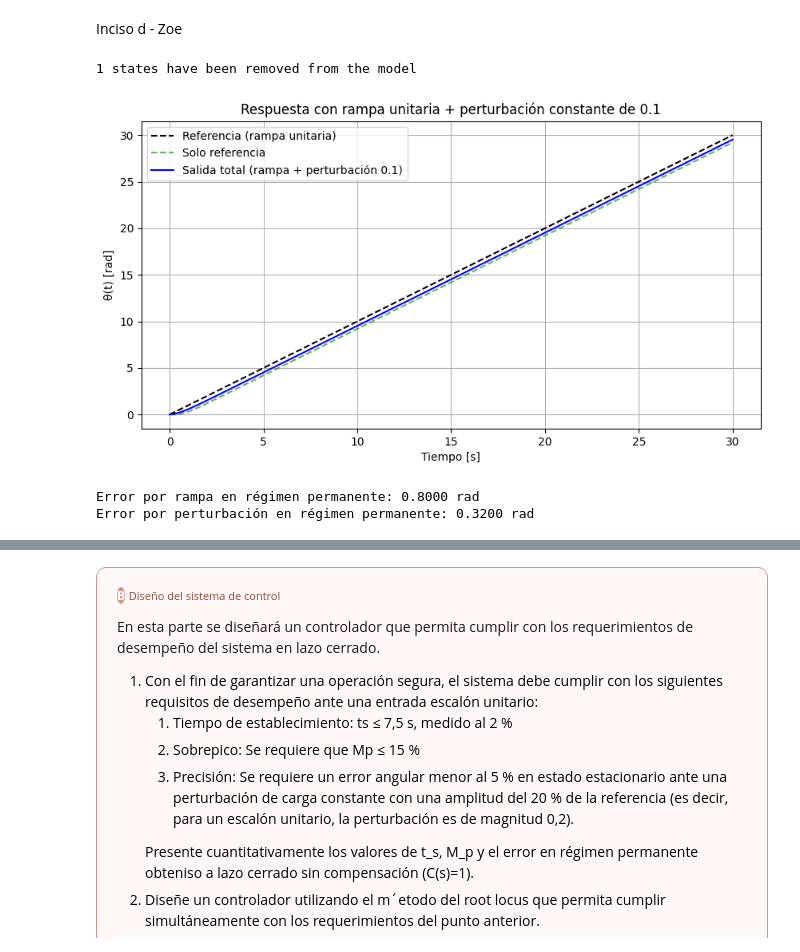
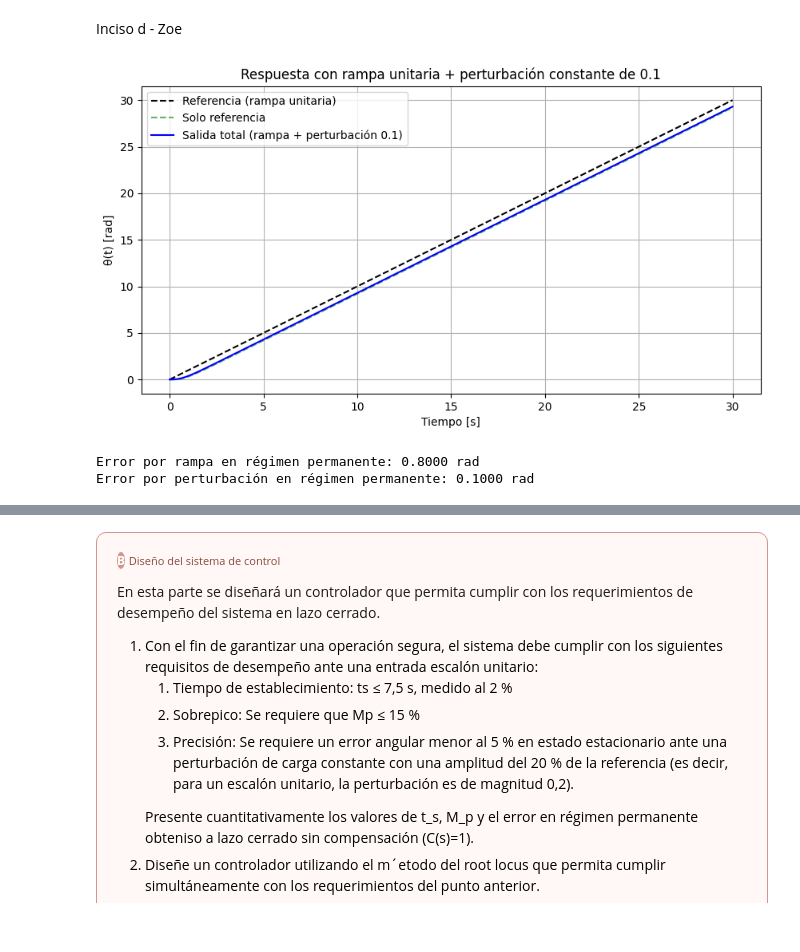
Before and after one commit to Zoevelazquez0430/TP1-SistemasDeControl, a Jupyter notebook: TP1-Control.ipynb, the cells around one changed output, grey strips where cells are left out. Saved outputs shown, nothing was run; the diff lists cells and outputs as text; code cells hidden in the pictures.

```diff
--- a/TP1-Control.ipynb
+++ b/TP1-Control.ipynb
@@ -491,60 +500,35 @@ Y el resultado fue que la salida converge a 1.32 rad, no a 1.0. Hay un error per
 # %% [markdown]
 Inciso d - Zoe
 # %%
-import control as ctrl
-import matplotlib.pyplot as plt
-import numpy as np
-
-# Parámetros
-L = 0.15
-R = 0.7
-K_e = 0.1
-J_val = 0.02
-B_val = 0.25
-K_t = 0.25
-
-# Planta y parte mecánica
-G = ctrl.tf([K_t], [L*J_val, J_val*R + B_val*L, B_val*R + K_e*K_t, 0])
-G_mec = ctrl.tf([1], [J_val, B_val, 0])
-
-# Lazo cerrado ante referencia
-G_cl = ctrl.feedback(G, 1)
-
-# Transferencia perturbación → salida
-G_pert = ctrl.minreal(G_mec / (1 + G))
+# Inciso d — Rampa unitaria + perturbación constante de 0.1
 
 t = np.linspace(0, 30, 3000)
+rampa = t
 
-# Rampa unitaria como señal de entrada
-rampa = t  # r(t) = t
-
-# Respuesta ante rampa: usamos forced_response
+# Respuesta ante rampa
 t_r, y_r = ctrl.forced_response(G_cl, T=t, U=rampa)
 
-# Respuesta ante perturbación escalón 0.1
+# Respuesta ante perturbación (misma G_pert que inciso c)
 _, y_pert = ctrl.step_response(0.1 * G_pert, T=t)
 
-# Salida total
 y_total = y_r + y_pert
 
 plt.figure(figsize=(10, 5))
 plt.plot(t, rampa, 'k--', label='Referencia (rampa unitaria)')
 plt.plot(t, y_r, 'g--', alpha=0.6, label='Solo referencia')
 plt.plot(t, y_total, 'b', label='Salida total (rampa + perturbación 0.1)')
 plt.xlabel('Tiempo [s]')
 plt.ylabel('θ(t) [rad]')
 plt.title('Respuesta con rampa unitaria + perturbación constante de 0.1')
 plt.legend()
 plt.grid(True)
 plt.show()
 
-# Error en régimen permanente
 error_rampa = rampa - y_r
 print(f"Error por rampa en régimen permanente: {error_rampa[-1]:.4f} rad")
 print(f"Error por perturbación en régimen permanente: {y_pert[-1]:.4f} rad")
 # %% [output]
+[figure, new version]
-1 states have been removed from the model
+Error por rampa en régimen permanente: 0.8000 rad
+Error por perturbación en régimen permanente: 0.1000 rad
-[figure, old version]
-Error por rampa en régimen permanente: 0.8000 rad
-Error por perturbación en régimen permanente: 0.3200 rad
 # %% [markdown]
```
Also changed, not shown: parts of 3 cells of this notebook.
